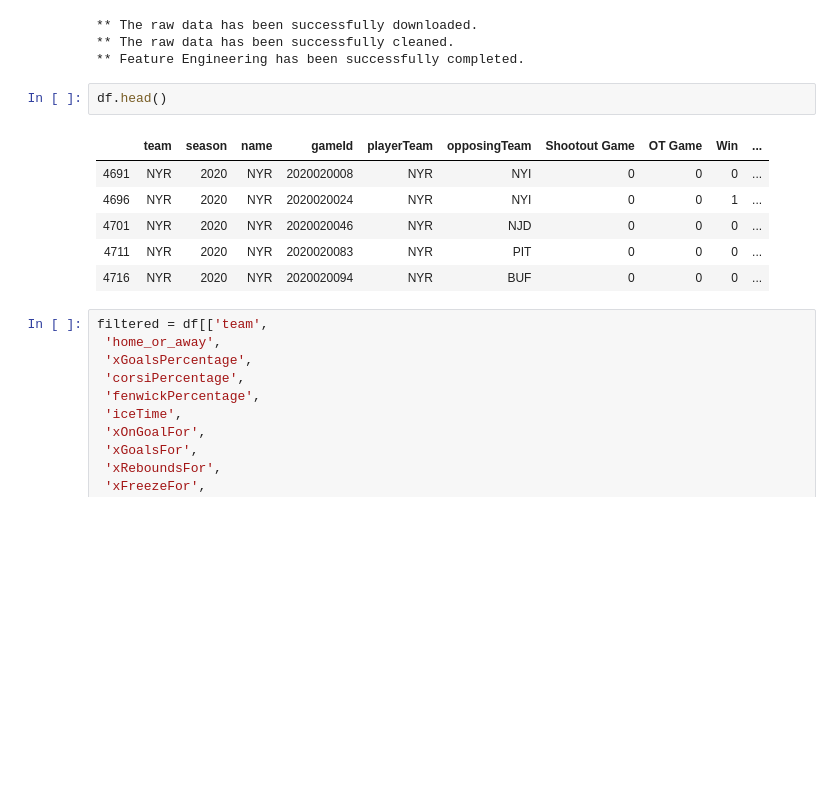
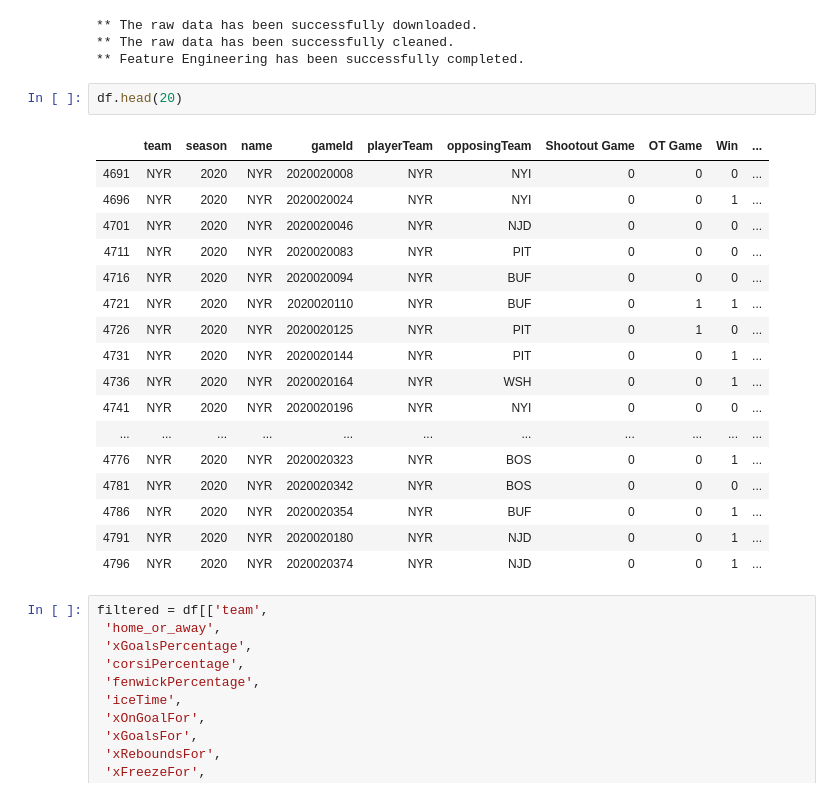
Before and after one commit to nanderson1982/NHL_Predicto, a Jupyter notebook: model/team_metrics_testing.ipynb, the cells around one changed output. Drawn from its saved outputs; the diff is of its cells as text; blank space fills up the shorter version.

```diff
--- a/model/team_metrics_testing.ipynb
+++ b/model/team_metrics_testing.ipynb
@@ -33,14 +33,25 @@ print("** Feature Engineering has been successfully completed.")
 ** The raw data has been successfully cleaned.
 ** Feature Engineering has been successfully completed.
 # %%
-df.head()
+df.head(20)
 # %% [output]
 |  | team | season | name | gameId | playerTeam | opposingTeam | Shootout Game | OT Game | Win | ... |
 | 4691 | NYR | 2020 | NYR | 2020020008 | NYR | NYI | 0 | 0 | 0 | ... |
 | 4696 | NYR | 2020 | NYR | 2020020024 | NYR | NYI | 0 | 0 | 1 | ... |
 | 4701 | NYR | 2020 | NYR | 2020020046 | NYR | NJD | 0 | 0 | 0 | ... |
 | 4711 | NYR | 2020 | NYR | 2020020083 | NYR | PIT | 0 | 0 | 0 | ... |
 | 4716 | NYR | 2020 | NYR | 2020020094 | NYR | BUF | 0 | 0 | 0 | ... |
+| 4721 | NYR | 2020 | NYR | 2020020110 | NYR | BUF | 0 | 1 | 1 | ... |
+| 4726 | NYR | 2020 | NYR | 2020020125 | NYR | PIT | 0 | 1 | 0 | ... |
+| 4731 | NYR | 2020 | NYR | 2020020144 | NYR | PIT | 0 | 0 | 1 | ... |
+| 4736 | NYR | 2020 | NYR | 2020020164 | NYR | WSH | 0 | 0 | 1 | ... |
+| 4741 | NYR | 2020 | NYR | 2020020196 | NYR | NYI | 0 | 0 | 0 | ... |
+| ... | ... | ... | ... | ... | ... | ... | ... | ... | ... | ... |
+| 4776 | NYR | 2020 | NYR | 2020020323 | NYR | BOS | 0 | 0 | 1 | ... |
+| 4781 | NYR | 2020 | NYR | 2020020342 | NYR | BOS | 0 | 0 | 0 | ... |
+| 4786 | NYR | 2020 | NYR | 2020020354 | NYR | BUF | 0 | 0 | 1 | ... |
+| 4791 | NYR | 2020 | NYR | 2020020180 | NYR | NJD | 0 | 0 | 1 | ... |
+| 4796 | NYR | 2020 | NYR | 2020020374 | NYR | NJD | 0 | 0 | 1 | ... |
 # %%
 filtered = df[['team',
  'home_or_away',
```
Also changed, not shown: parts of 4 cells of this notebook, 3 other files.
